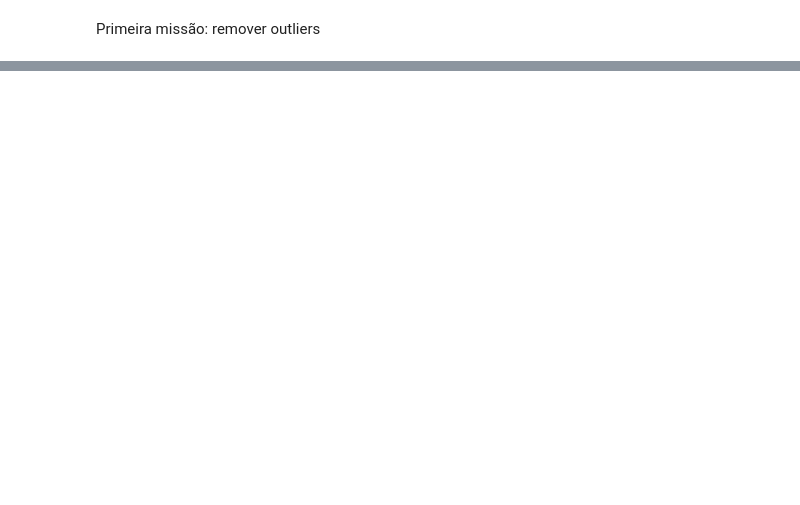
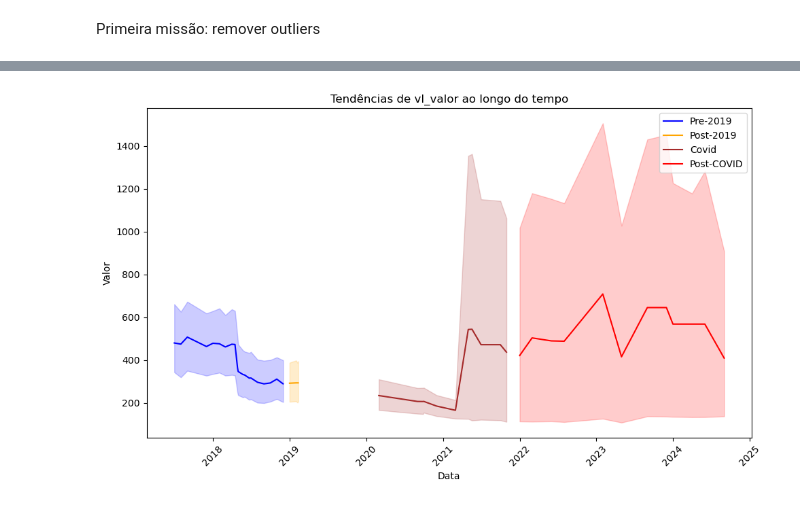
Before and after one commit to PeBatista/MovimentoAlgora-Projeto-Itau-2024.6, a Jupyter notebook: Análise_Exploratoria_FII2016-2024.ipynb, the cells around one changed output, grey strips where cells are left out. Drawn from its saved outputs; the diff is of its cells as text; code cells hidden in the pictures; blank space fills up the shorter version.

Commit message:
Inicio da Análise Exploratório indentificando valores e dividendos ao longo dos períodos Qual período vamos descartar ou usar?

```diff
--- a/Análise_Exploratoria_FII2016-2024.ipynb
+++ b/Análise_Exploratoria_FII2016-2024.ipynb
@@ -227,0 +254,10 @@ Primeira missão: remover outliers
+# %%
+# Supondo que seu DataFrame se chame 'df'
+datas_excluir = [
+    '2020-03-01', '2020-09-01', '2020-09-28', '2020-10-01', '2020-12-01',
+    '2021-03-01', '2021-05-01', '2021-05-19', '2021-07-01', '2021-10-01',
+       '2021-10-30'
+]
+
+# Excluindo os registros com as datas relacionadas ao COVID-19
+algora = algora[~algora['dt_inclusao'].isin(datas_excluir)]
@@ -227,0 +319,38 @@ Primeira missão: remover outliers
+# %%
+# Converter a coluna 'dt_inclusao' para o formato de data
+algora['dt_inclusao'] = pd.to_datetime(algora['dt_inclusao'])
+
+# Ordenar o DataFrame pelas datas
+algora = algora.sort_values('dt_inclusao')
+
+# Definir períodos
+pre_2019 = algora[algora['dt_inclusao'] <= '2018-12-01']
+pos_2019 = algora[(algora['dt_inclusao'] > '2018-12-01') & (algora['dt_inclusao'] < '2020-03-01')]
+covid = algora[(algora['dt_inclusao'] >= '2020-03-01') & (algora['dt_inclusao'] <= '2021-12-01')]
+pos_covid = algora[algora['dt_inclusao'] > '2021-12-01']
+
+# Plotando o gráfico com cores diferentes para cada período
+plt.figure(figsize=(10, 6))
+
+# Plot de cada período com cores distintas
+sns.lineplot(x='dt_inclusao', y='vl_valor', data=pre_2019, label='Pre-2019', color='blue')
+sns.lineplot(x='dt_inclusao', y='vl_valor', data=pos_2019, label='Post-2019', color='orange')
+sns.lineplot(x='dt_inclusao', y='vl_valor', data=covid, label='Covid', color='brown')
+sns.lineplot(x='dt_inclusao', y='vl_valor', data=pos_covid, label='Post-COVID', color='red')
+
+# Adicionar título e legendas
+plt.title('Tendências de vl_valor ao longo do tempo')
+plt.xlabel('Data')
+plt.ylabel('Valor')
+plt.legend()
+
+# Rotacionar os rótulos do eixo x para melhor legibilidade
+plt.xticks(rotation=45)
+
+# Ajustar layout
+plt.tight_layout()
+
+# Exibir o gráfico
+plt.show()
+# %% [output]
+[figure, added]
```
Also changed, not shown: parts of 8 cells of this notebook.
